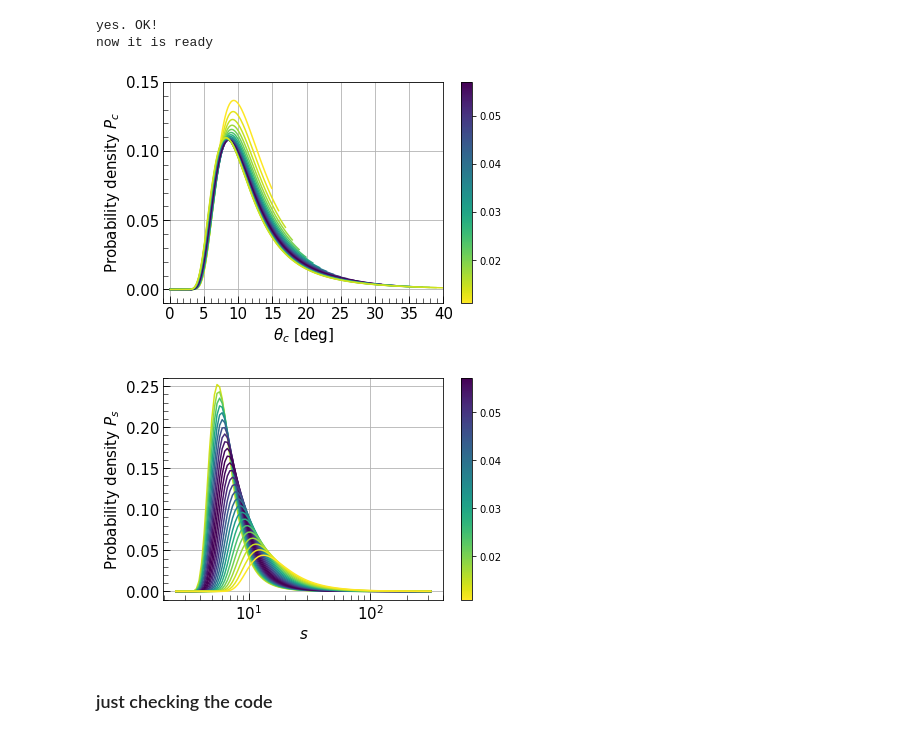
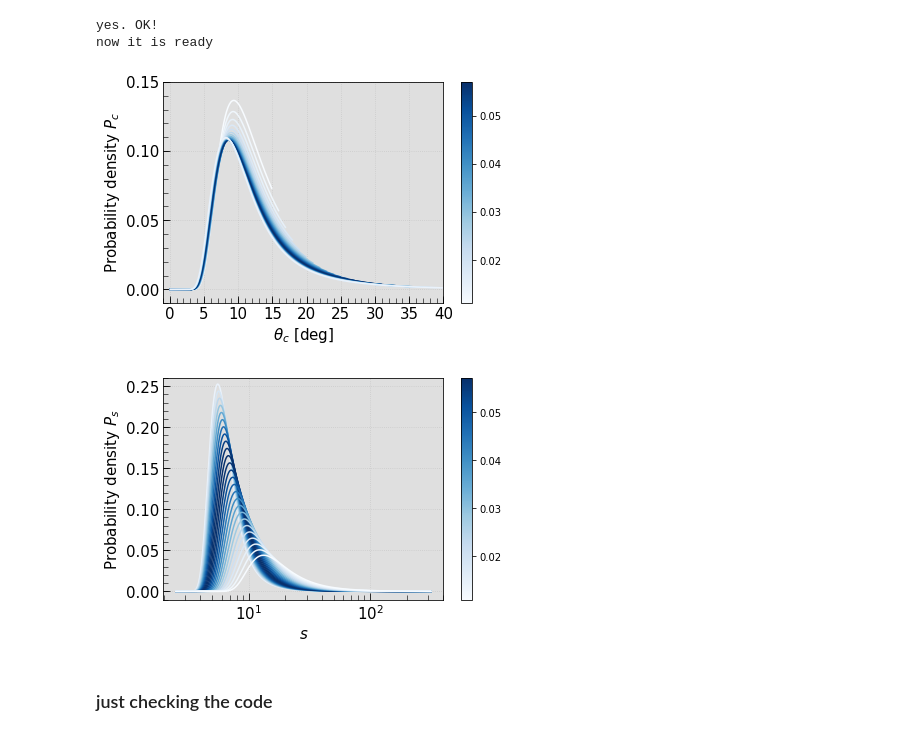
Before and after one commit to kentaromogushi/grb, a Jupyter notebook: constraint_Jet/Brokenpower_v2.ipynb, the cells around one changed output. Saved outputs shown, nothing was run; the diff lists cells and outputs as text; code cells hidden in the pictures.

```diff
--- a/constraint_Jet/Brokenpower_v2.ipynb
+++ b/constraint_Jet/Brokenpower_v2.ipynb
@@ -1558,12 +1760,13 @@ segments = make_segments(x=theta_obsGW, y=theta_obsGW)
 # make a color vector, which is the probability density of theta_obsGW
 color = np.vectorize(f)(180.-theta_obsGW)
 # this needs to be uncommented to make a colorbar but it will be prevented from being shown
-lc = mcoll.LineCollection(segments, array=color, cmap='viridis_r', norm=None)
-plt.clf()
+lc = mcoll.LineCollection(segments, array=color, cmap='Blues', norm=None)
+
 
 
 # for theta_c
-
+fig = plt.figure()
+ax = fig.add_subplot(1,1,1)
 for color_ind, i in enumerate(theta_obsGW, 1):
     label = '%i'%i
     #P, med_theta_c, theta_c_lower, theta_c_upper = distribution_theta_c(df, '1Gyr', theta_obsGW=i)
@@ -1581,7 +1784,7 @@ for color_ind, i in enumerate(theta_obsGW, 1):
     iro = (f(180.-i)-np.amin(color))/(np.amax(color)-np.amin(color))
     # plot
     #plt.plot(theta_c, P, color='b', ls='-', alpha=10*f(180-i) ,label=label)
-    h = plt.plot(theta_c, P, color=cm.viridis_r(iro), ls='-' ,label=label)
+    h = plt.plot(theta_c, P, color=cm.Blues(iro), ls='-' ,label=label)
     #plt.axvline(med_theta_c, color=cm.plasma(iro), linestyle='--')
     #print(r'theta_c = %.1f - %.1f + %.1f @ theta_obsGW = %i' % (med_theta_c, (med_theta_c-low_bd_theta_c), (upp_bd_theta_c-med_theta_c), i))
 #ax = plt.legend(loc='upper left', prop={'size':10}, bbox_to_anchor=(1,1),  ncol=2, shadow=True, title=r'$\theta_{obs}^{GW}$ [degs]', fancybox=True)
@@ -1589,7 +1792,7 @@ for color_ind, i in enumerate(theta_obsGW, 1):
 #plt.title(r'Probability versus $\theta_c$, Hopkins RF, 1Gyr', fontsize=15)
 h = plt.colorbar(lc)
 #h.set_label(r'$\vartheta_{obs}$ probablity density', fontsize=12)
-plt.grid()
+plt.grid(ls=':', alpha=0.5)
 plt.xlabel(r'$\theta_c$ [deg]', fontsize=15)
 plt.ylabel(r'Probability density $P_c$', fontsize=15)
 plt.yticks(fontsize=15)
@@ -1606,53 +1809,58 @@ plt.tick_params(which='both', direction='in')
 plt.tight_layout()
 plt.xlim(-1, 40)
 plt.ylim(-0.01, 0.15)
+ax.patch.set_facecolor('gray')
+ax.patch.set_alpha(0.25)
 plt.savefig('ProBrokenHopkins1GyrTheta_c.pdf')
 plt.show()
 
 
 # for s
-
+fig = plt.figure()
+ax = fig.add_subplot(1,1,1)
 for color_ind, i in enumerate(theta_obsGW[::-1],1):
     label = '%i'%i
     #P, theta_c_max, theta_c_lower, theta_c_upper = distribution_theta_c(df, '1Gyr', theta_obsGW=i)
     P_s, med_s, low_bd_s, upp_bd_s = distribution_s(df, '1Gyr', theta_obsGW=i)
     # the list of s
-    s = np.logspace(0.4, 2.5, 100)
+    s = np.logspace(0.4, 2.5, 300)
     # the list of P(s)
     P = P_s(s)
     # make the color number such as to match the colorbar
     iro = (f(180.-i)-np.amin(color))/(np.amax(color)-np.amin(color))
     # plot
     #plt.plot(s, P, color='b', linestyle='-', alpha=10*f(180-i), label=label)
-    plt.plot(s, P, color=cm.viridis_r(iro), linestyle='-', label=label)
+    plt.plot(s, P, color=cm.Blues(iro), linestyle='-', label=label)
     #plt.axvline(med_s, color=cm.plasma(iro), linestyle='--')
     #print(r's = %.1f - %.1f + %.1f @ theta_obsGW = %i' % (med_s, (med_s-low_bd_s), (upp_bd_s-med_s),i))
 #ax = plt.legend(loc='upper left', prop={'size':10}, bbox_to_anchor=(1,1),  ncol=2, shadow=True, title=r'$\theta_{obs}^{GW}$ [degs]', fancybox=True)
 #plt.legend(ncol=3, title=r'$\theta_{obs}^{GW}$ [degs]')
 h=plt.colorbar(lc)
 #h.set_label(r'$\vartheta_{obs}$ probablity density', fontsize=12)
-plt.grid()
+plt.grid(ls=':', alpha=0.5)
 plt.xscale('log')
 #plt.title(r'Probability versus $s$, Hopkins RF, 1Gyr', fontsize=15)
 plt.xlabel(r'$s$', fontsize=15)
 plt.ylabel(r'Probability density $P_s$', fontsize=15)
 plt.yticks(fontsize=15)
 plt.xticks(fontsize=15)
 plt.axes().yaxis.set_major_locator(MultipleLocator(0.05))
 plt.axes().yaxis.set_minor_locator(MultipleLocator(0.01))
 plt.axes().yaxis.set_tick_params(which='major', right = False, length=7)
 plt.axes().yaxis.set_tick_params(which='minor', right = False, length=5)
 plt.axes().xaxis.set_tick_params(which='major', right = False, length=7)
 plt.axes().xaxis.set_tick_params(which='minor', right = False, length=5)
 plt.tick_params(which='both', direction='in')
 #plt.savefig('ProBrokenHopkins1GyrS.pdf', bbox_extra_artists=(ax,), bbox_inches='tight')
 plt.ylim(-0.01, 0.26)
 plt.tight_layout()
+ax.patch.set_facecolor('gray')
+ax.patch.set_alpha(0.25)
 plt.savefig('ProBrokenHopkins1GyrS.pdf')
 plt.show()
 # %% [output]
-[figure, old version]
+[figure, new version]
-[figure, old version]
+[figure, new version]
 # %% [markdown]
 ### just checking the code
 # %%
```
Also changed, not shown: parts of 4 cells of this notebook.
